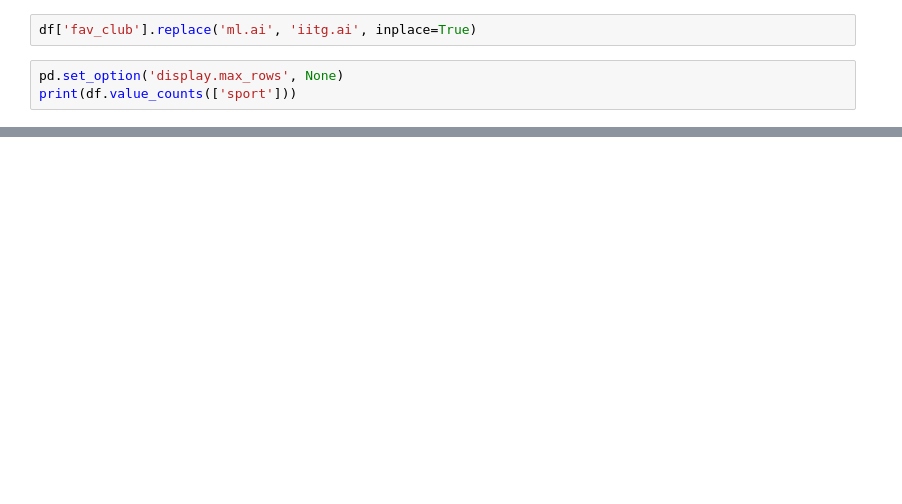
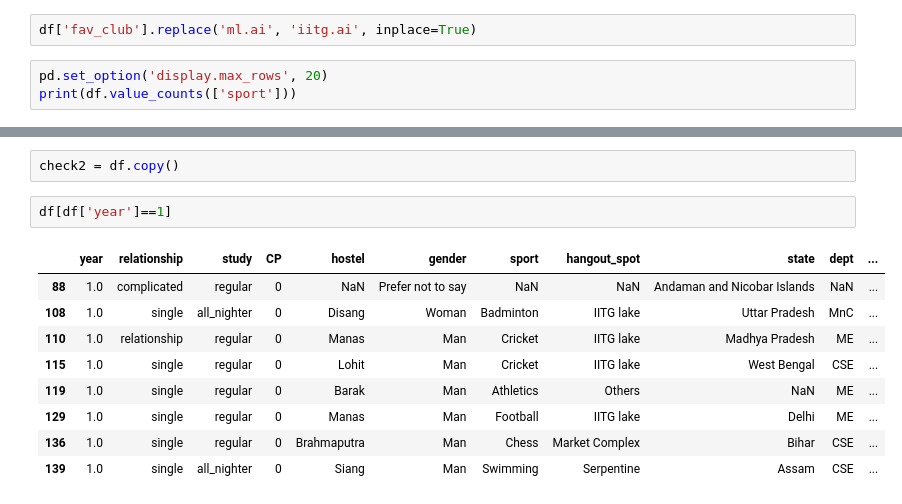
Before and after one commit to aryanthepain/ccml, a Jupyter notebook: hi.ipynb, the cells around one changed output, grey strips where cells are left out. Saved outputs shown, nothing was run; the diff lists cells and outputs as text; blank space fills up the shorter version.

```diff
--- a/hi.ipynb
+++ b/hi.ipynb
@@ -160,7 +162,7 @@ df = df[df['dept'] != 'HSS']
 # %%
 df['fav_club'].replace('ml.ai', 'iitg.ai', inplace=True)
 # %%
-pd.set_option('display.max_rows', None)
+pd.set_option('display.max_rows', 20)
 print(df.value_counts(['sport']))
 # %% [output]
 sport
@@ -198,0 +221,14 @@ df['sport'].replace('to watch is cricket and basketball, to play is volleyball',
+# %%
+check2 = df.copy()
+# %%
+df[df['year']==1]
+# %% [output]
+|  | year | relationship | study | CP | hostel | gender | sport | hangout_spot | state | dept | ... |
+| 88 | 1.0 | complicated | regular | 0 | NaN | Prefer not to say | NaN | NaN | Andaman and Nicobar Islands | NaN | ... |
+| 108 | 1.0 | single | all_nighter | 0 | Disang | Woman | Badminton | IITG lake | Uttar Pradesh | MnC | ... |
+| 110 | 1.0 | relationship | regular | 0 | Manas | Man | Cricket | IITG lake | Madhya Pradesh | ME | ... |
+| 115 | 1.0 | single | regular | 0 | Lohit | Man | Cricket | IITG lake | West Bengal | CSE | ... |
+| 119 | 1.0 | single | regular | 0 | Barak | Man | Athletics | Others | NaN | ME | ... |
+| 129 | 1.0 | single | regular | 0 | Manas | Man | Football | IITG lake | Delhi | ME | ... |
+| 136 | 1.0 | single | regular | 0 | Brahmaputra | Man | Chess | Market Complex | Bihar | CSE | ... |
+| 139 | 1.0 | single | all_nighter | 0 | Siang | Man | Swimming | Serpentine | Assam | CSE | ... |
```
Also changed, not shown: parts of 17 cells of this notebook, 1 other file.
